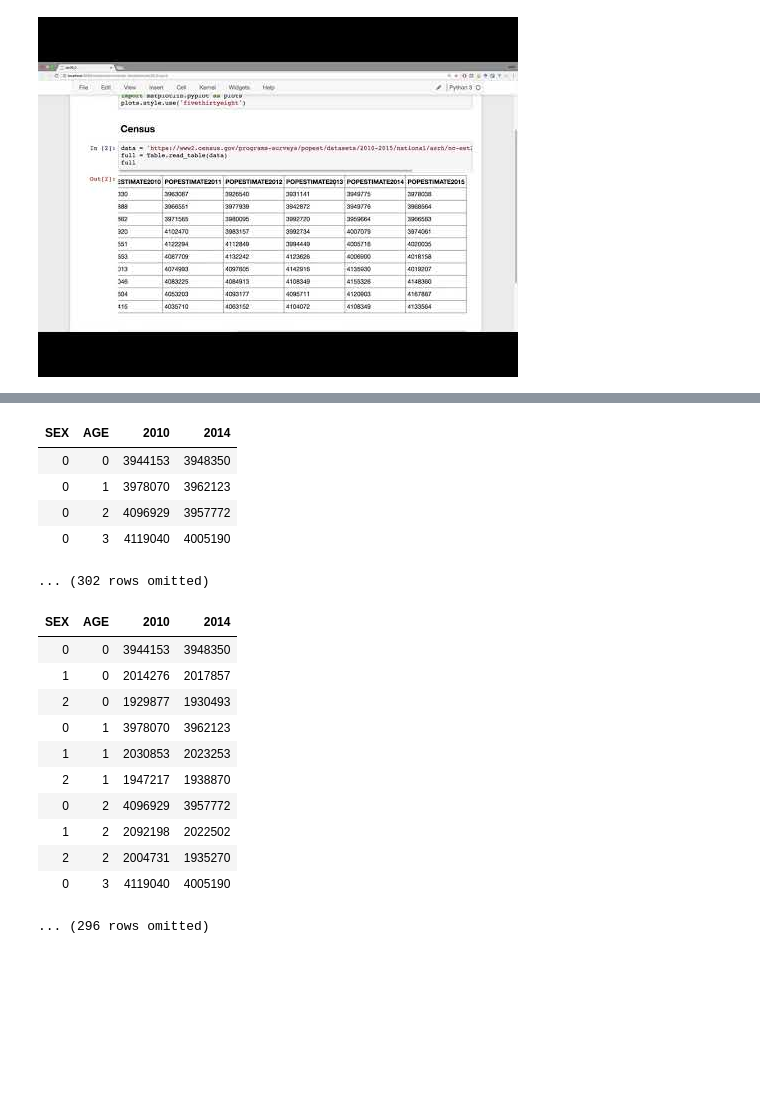
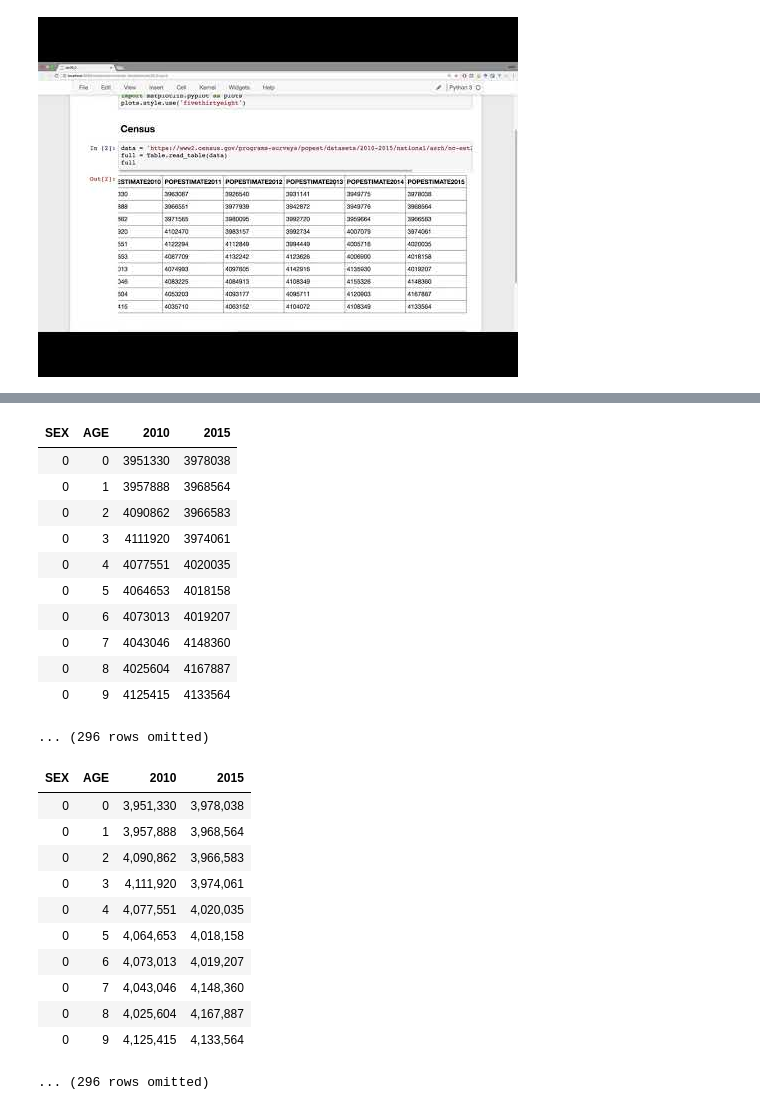
Before and after one commit to zach-guo/2023-DS-College-Advanatge, a Jupyter notebook: lec notebooks/lec06.ipynb, the cells around one changed output, grey strips where cells are left out. Drawn from its saved outputs; the diff is of its cells as text; code cells hidden in the pictures; blank space fills up the shorter version.

```diff
--- a/lec notebooks/lec06.ipynb
+++ b/lec notebooks/lec06.ipynb
@@ -117,0 +20,11 @@ full
+# %%
+data = 'http://www2.census.gov/programs-surveys/popest/datasets/2010-2015/national/asrh/nc-est2015-agesex-res.csv'
+
+# A copy can be accessed here in case census.gov moves the file:
+# data = 'http://inferentialthinking.com/notebooks/nc-est2015-agesex-res.csv'
+
+# Documentation is online here:
+# https://www2.census.gov/programs-surveys/popest/technical-documentation/file-layouts/2010-2015/nc-est2015-agesex-res.pdf
+
+full = Table.read_table('census.csv')
+full
@@ -118,4 +44,4 @@ full
 # %%
-partial = full.select('SEX', 'AGE', 'CENSUS2010POP', 'POPESTIMATE2014')
-partial.show(4)
+partial = full.select('SEX', 'AGE', 4, 9)
+partial
 # %% [output]
@@ -128,25 +60,31 @@ partial.show(4)
 # %%
-simple = partial.relabeled(2, '2010').relabeled(3, '2014')
-simple.show(4)
+us_pop = partial.relabeled(2, '2010').relabeled(3, '2015')
+us_pop
 # %% [output]
-| SEX | AGE | 2010 | 2014 |
-| 0 | 0 | 3944153 | 3948350 |
-| 0 | 1 | 3978070 | 3962123 |
-| 0 | 2 | 4096929 | 3957772 |
-| 0 | 3 | 4119040 | 4005190 |
+| SEX | AGE | 2010 | 2015 |
+| 0 | 0 | 3951330 | 3978038 |
+| 0 | 1 | 3957888 | 3968564 |
+| 0 | 2 | 4090862 | 3966583 |
+| 0 | 3 | 4111920 | 3974061 |
+| 0 | 4 | 4077551 | 4020035 |
+| 0 | 5 | 4064653 | 4018158 |
+| 0 | 6 | 4073013 | 4019207 |
+| 0 | 7 | 4043046 | 4148360 |
+| 0 | 8 | 4025604 | 4167887 |
+| 0 | 9 | 4125415 | 4133564 |
-... (302 rows omitted)
+... (296 rows omitted)
-# %%
-simple.sort('AGE')
-# %% [output]
-| SEX | AGE | 2010 | 2014 |
-| 0 | 0 | 3944153 | 3948350 |
-| 1 | 0 | 2014276 | 2017857 |
-| 2 | 0 | 1929877 | 1930493 |
-| 0 | 1 | 3978070 | 3962123 |
-| 1 | 1 | 2030853 | 2023253 |
-| 2 | 1 | 1947217 | 1938870 |
-| 0 | 2 | 4096929 | 3957772 |
-| 1 | 2 | 2092198 | 2022502 |
-| 2 | 2 | 2004731 | 1935270 |
-| 0 | 3 | 4119040 | 4005190 |
-... (296 rows omitted)
+# %%
+us_pop.set_format([2, 3], NumberFormatter)
+# %% [output]
+| SEX | AGE | 2010 | 2015 |
+| 0 | 0 | 3,951,330 | 3,978,038 |
+| 0 | 1 | 3,957,888 | 3,968,564 |
+| 0 | 2 | 4,090,862 | 3,966,583 |
+| 0 | 3 | 4,111,920 | 3,974,061 |
+| 0 | 4 | 4,077,551 | 4,020,035 |
+| 0 | 5 | 4,064,653 | 4,018,158 |
+| 0 | 6 | 4,073,013 | 4,019,207 |
+| 0 | 7 | 4,043,046 | 4,148,360 |
+| 0 | 8 | 4,025,604 | 4,167,887 |
+| 0 | 9 | 4,125,415 | 4,133,564 |
+... (296 rows omitted)
```
Also changed, not shown: parts of 50 cells of this notebook, 1 other file.
